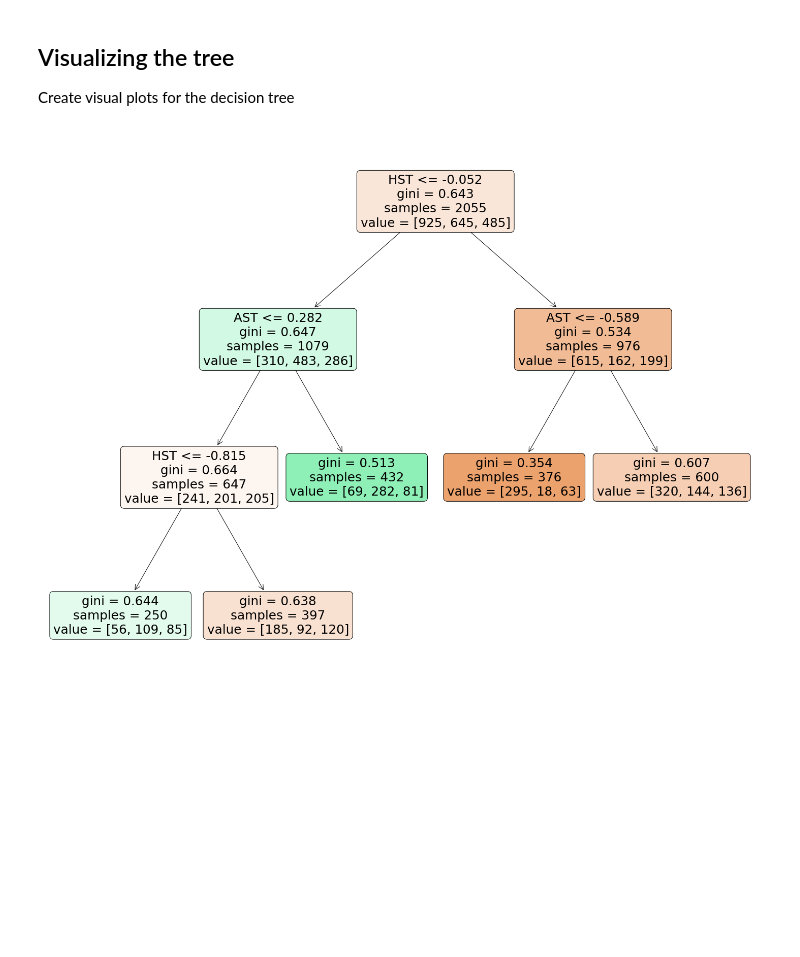
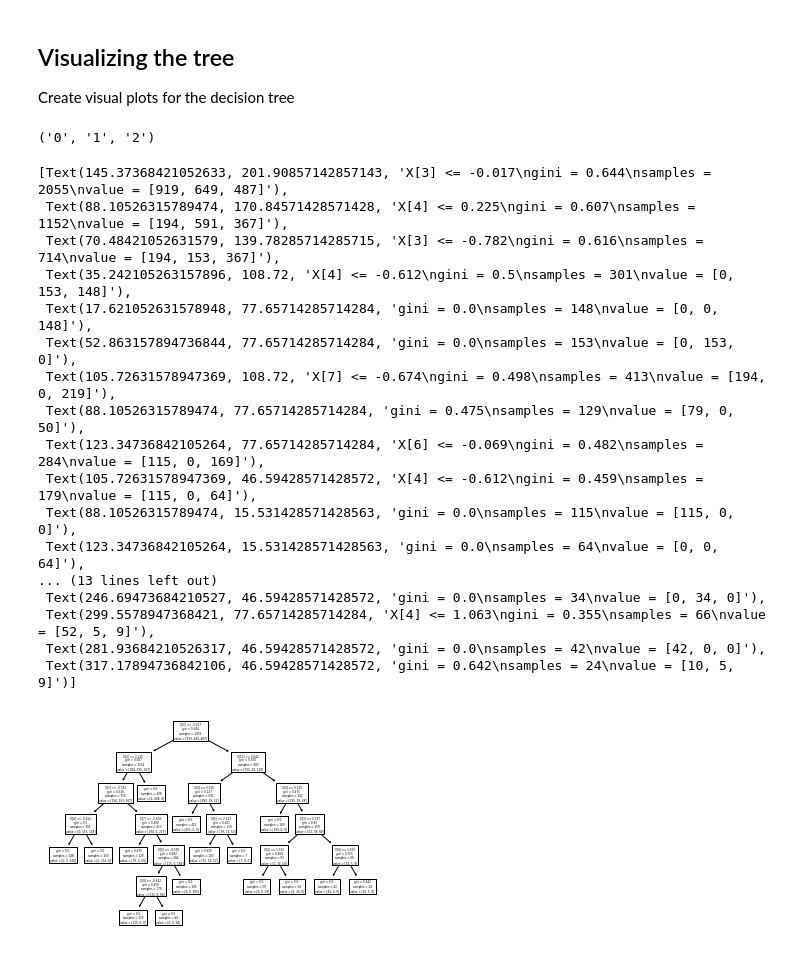
Before and after one commit to DangE01/predicting_the_premier_league, a Jupyter notebook: Decision_Tree.ipynb, the cells around one changed output. Cells and saved outputs as stored; diff of their text form; code cells hidden in the pictures; blank space fills up the shorter version.

Commit message:
Updated Decision_Tree, Created Neural_Net, and Added Visuals

```diff
--- a/Decision_Tree.ipynb
+++ b/Decision_Tree.ipynb
@@ -110,7 +141,10 @@ X_test = scaler.fit_transform(X_test)
 Fitting the data to a decision tree model
 # %%
 # Declaring the decision tree classifier
-tree_clf = tree.DecisionTreeClassifier(max_leaf_nodes = 5)
+tree_clf = tree.DecisionTreeClassifier(max_leaf_nodes = 15,
+                                      max_features=10,
+                                      random_state=42,
+                                      min_samples_split=3)
 
 # Training the decision tree
 clf_train = tree_clf.fit(X_train, y_train)
@@ -118,12 +187,3 @@ clf_train = tree_clf.fit(X_train, y_train)
 ## Visualizing the tree
 
 Create visual plots for the decision tree
-# %%
-fig = plt.figure(figsize=(25,20))
-
-_ = tree.plot_tree(clf_train,
-               feature_names = list(X.columns.values),
-               rounded = True,
-               filled = True)
-# %% [output]
-[figure, removed]
@@ -129,0 +193,25 @@ _ = tree.plot_tree(clf_train,
+# %%
+cn
+# %% [output]
+('0', '1', '2')
+# %%
+tree.plot_tree(clf_train)
+# %% [output]
+[Text(145.37368421052633, 201.90857142857143, 'X[3] <= -0.017\ngini = 0.644\nsamples = 2055\nvalue = [919, 649, 487]'),
+ Text(88.10526315789474, 170.84571428571428, 'X[4] <= 0.225\ngini = 0.607\nsamples = 1152\nvalue = [194, 591, 367]'),
+ Text(70.48421052631579, 139.78285714285715, 'X[3] <= -0.782\ngini = 0.616\nsamples = 714\nvalue = [194, 153, 367]'),
+ Text(35.242105263157896, 108.72, 'X[4] <= -0.612\ngini = 0.5\nsamples = 301\nvalue = [0, 153, 148]'),
+ Text(17.621052631578948, 77.65714285714284, 'gini = 0.0\nsamples = 148\nvalue = [0, 0, 148]'),
+ Text(52.863157894736844, 77.65714285714284, 'gini = 0.0\nsamples = 153\nvalue = [0, 153, 0]'),
+ Text(105.72631578947369, 108.72, 'X[7] <= -0.674\ngini = 0.498\nsamples = 413\nvalue = [194, 0, 219]'),
+ Text(88.10526315789474, 77.65714285714284, 'gini = 0.475\nsamples = 129\nvalue = [79, 0, 50]'),
+ Text(123.34736842105264, 77.65714285714284, 'X[6] <= -0.069\ngini = 0.482\nsamples = 284\nvalue = [115, 0, 169]'),
+ Text(105.72631578947369, 46.59428571428572, 'X[4] <= -0.612\ngini = 0.459\nsamples = 179\nvalue = [115, 0, 64]'),
+ Text(88.10526315789474, 15.531428571428563, 'gini = 0.0\nsamples = 115\nvalue = [115, 0, 0]'),
+ Text(123.34736842105264, 15.531428571428563, 'gini = 0.0\nsamples = 64\nvalue = [0, 0, 64]'),
+... (13 lines left out)
+ Text(246.69473684210527, 46.59428571428572, 'gini = 0.0\nsamples = 34\nvalue = [0, 34, 0]'),
+ Text(299.5578947368421, 77.65714285714284, 'X[4] <= 1.063\ngini = 0.355\nsamples = 66\nvalue = [52, 5, 9]'),
+ Text(281.93684210526317, 46.59428571428572, 'gini = 0.0\nsamples = 42\nvalue = [42, 0, 0]'),
+ Text(317.17894736842106, 46.59428571428572, 'gini = 0.642\nsamples = 24\nvalue = [10, 5, 9]')]
+[figure, added]
```
Also changed, not shown: parts of 11 cells of this notebook, 5 other files.
